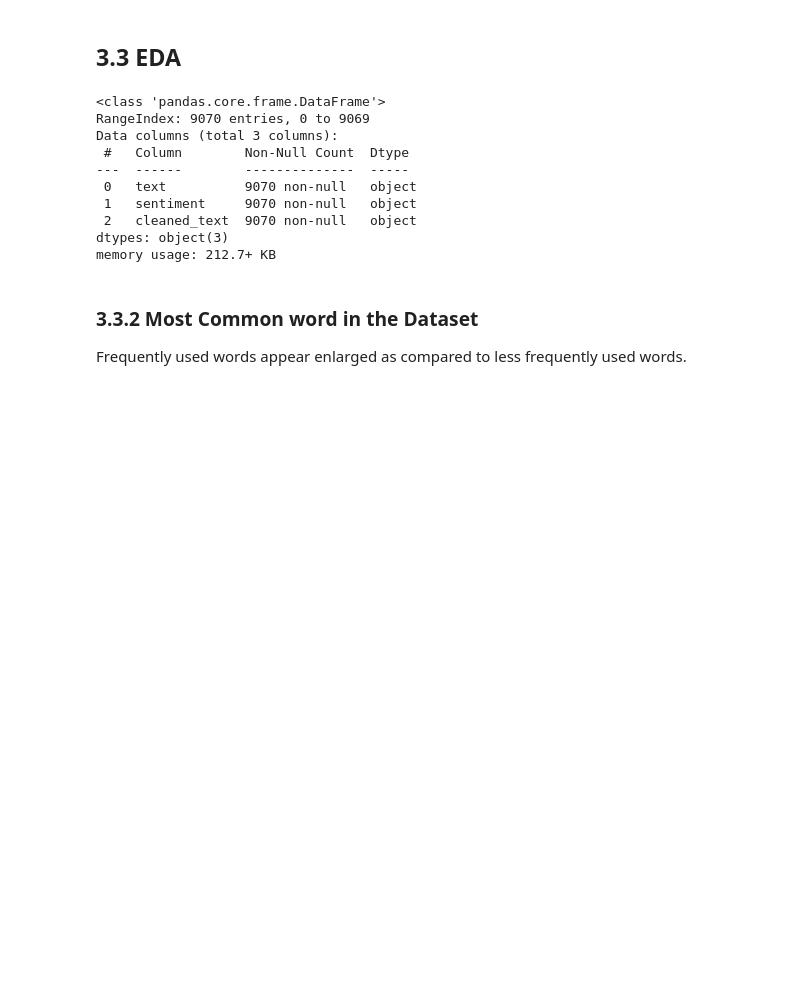
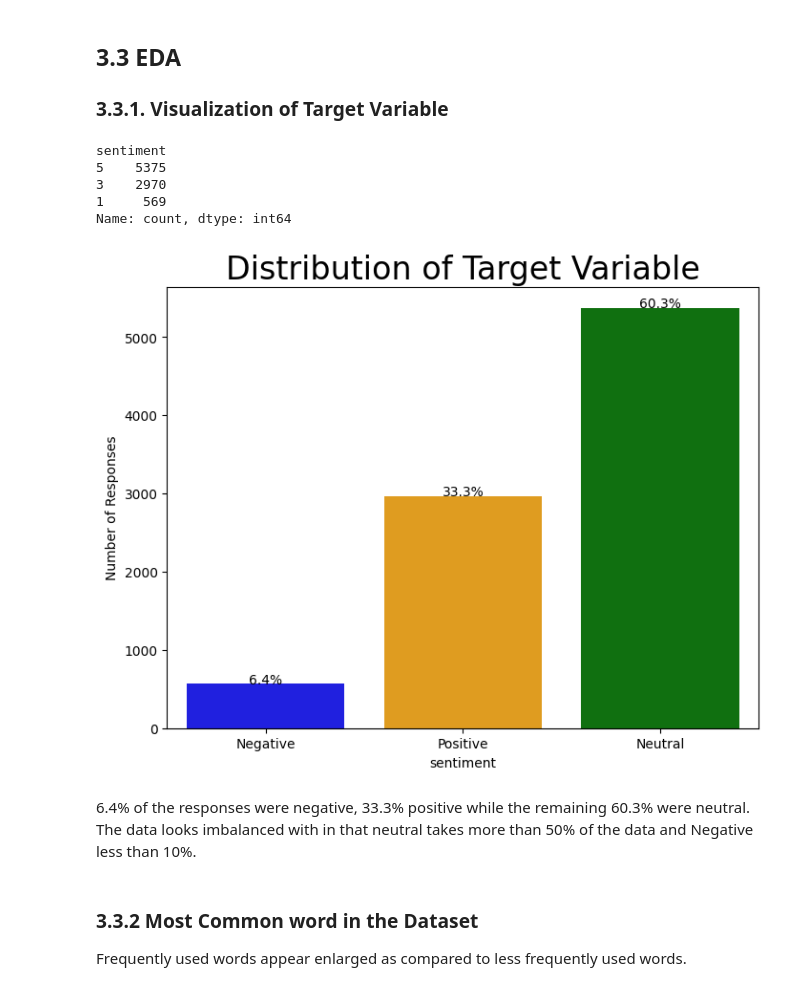
Before and after one commit to ENGMAUKA/group3_sentiment_analysis_project, a Jupyter notebook: notebooks/sentiments_eda_1.ipynb, the cells around one changed output. Cells and saved outputs as stored; diff of their text form; code cells hidden in the pictures; blank space fills up the shorter version.

Commit message:
Frequency Distribution -EDA1

```diff
--- a/notebooks/sentiments_eda_1.ipynb
+++ b/notebooks/sentiments_eda_1.ipynb
@@ -52,23 +84,50 @@ from imblearn.over_sampling import SMOTE
 # %% [markdown]
 ## **3.3 EDA**
+
+### **3.3.1. Visualization of Target Variable**
-# %%
-# loading the dataset
-sentiment_data = pd.read_csv("../data/cleaned_sentiment_data.csv", encoding="ISO-8859-1")
-sentiment_data
-
-# checking the data types
-sentiment_data.info()
-# %% [output]
-<class 'pandas.core.frame.DataFrame'>
-RangeIndex: 9070 entries, 0 to 9069
-Data columns (total 3 columns):
- #   Column        Non-Null Count  Dtype
----  ------        --------------  -----
- 0   text          9070 non-null   object
- 1   sentiment     9070 non-null   object
- 2   cleaned_text  9070 non-null   object
-dtypes: object(3)
-memory usage: 212.7+ KB
+# %%
+# drop the irrelevant label and check the remaining labels
+
+sentiment_data = sentiment_data.query('sentiment != "irrelevant"')
+
+#confirm removal of the label
+sentiment_data["sentiment"].value_counts()
+# %% [output]
+sentiment
+5    5375
+3    2970
+1     569
+Name: count, dtype: int64
+# %%
+#visualizing the distribution of sentiment
+#creating the seaborn count plot
+fig, ax = plt.subplots(figsize=(8, 6))
+colors = ["Blue", "Orange", "Green"]
+ax = sns.countplot(x="sentiment", data=sentiment_data, ax=ax, palette=colors)
+
+#calculating the total
+total = len(sentiment_data)
+
+#adding percentage annotation on each bar
+for p in ax.patches:
+    height = p.get_height()  # Get the height of each bar
+    percentage = (height / total) * 100  # Calculate the percentage
+    ax.text(p.get_x() + p.get_width() / 2, height + 0.1, f'{percentage:.1f}%', ha='center')
+
+
+#labeling the graph
+ax.set_xticklabels(["Negative", "Positive", "Neutral"])
+plt.ylabel("Number of Responses")
+#plt.xlabel("Sentiment")
+ax.set_title("Distribution of Target Variable", fontsize=24)
+plt.show()
+
+#saving the plot as jpeg
+fig.savefig("../images/functionality_plot.jpeg", format="jpeg", dpi=300)
+# %% [output]
+[figure, added]
+# %% [markdown]
+6.4% of the responses were negative, 33.3% positive while the remaining 60.3% were neutral. The data looks imbalanced with in that neutral takes more than 50% of the data and Negative less than 10%.
 # %% [markdown]
 ### **3.3.2 Most Common word in the Dataset**
 Frequently used words appear enlarged as compared to less frequently used words.
```
Also changed, not shown: parts of 7 cells of this notebook, 1 other file.
